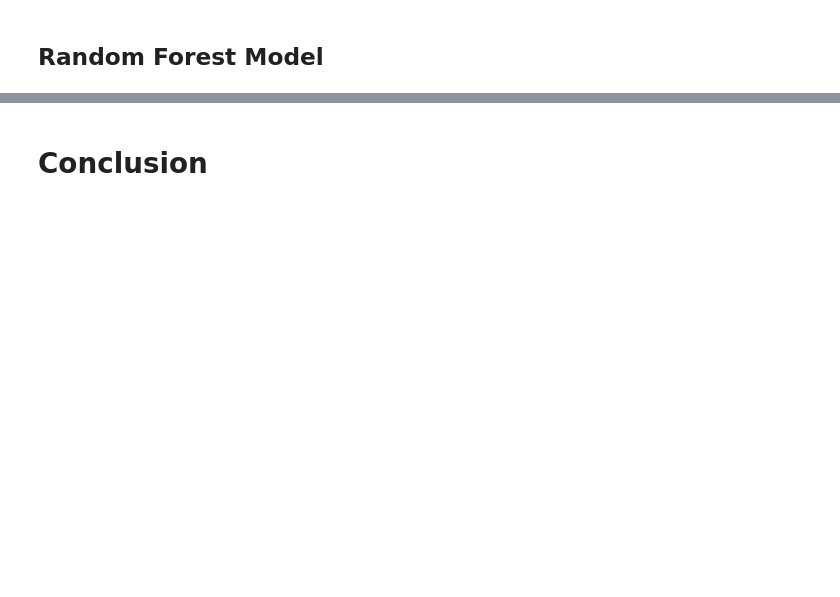
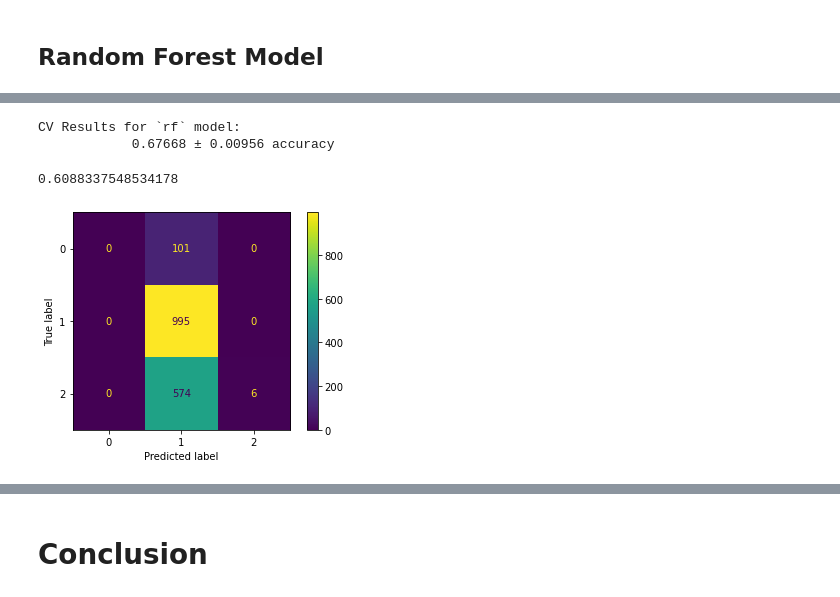
Before and after one commit to SeanE09/NLP_Tweets, a Jupyter notebook: JB_work/Discovery Notebook.ipynb, the cells around one changed output, grey strips where cells are left out. Saved outputs shown, nothing was run; the diff lists cells and outputs as text; code cells hidden in the pictures; blank space fills up the shorter version.

```diff
--- a/JB_work/Discovery Notebook.ipynb
+++ b/JB_work/Discovery Notebook.ipynb
@@ -480,0 +743,17 @@ I want to perform a gridsearch to for max features in the count vectorizer.
+# %%
+rf_model.print_cv_summary()
+# %% [output]
+CV Results for `rf` model:
+            0.67668 ± 0.00956 accuracy
+# %%
+gs_rf.best_score_
+# %% [output]
+0.6088337548534178
+# %%
+best_gs = gs_rf.best_estimator_
+y_preds = best_gs.predict(X_val_vec)
+cm = confusion_matrix(y_val, y_preds)
+disp = ConfusionMatrixDisplay(confusion_matrix=cm)
+disp.plot();
+# %% [output]
+[figure, added]
```
Also changed, not shown: parts of 48 cells of this notebook.
